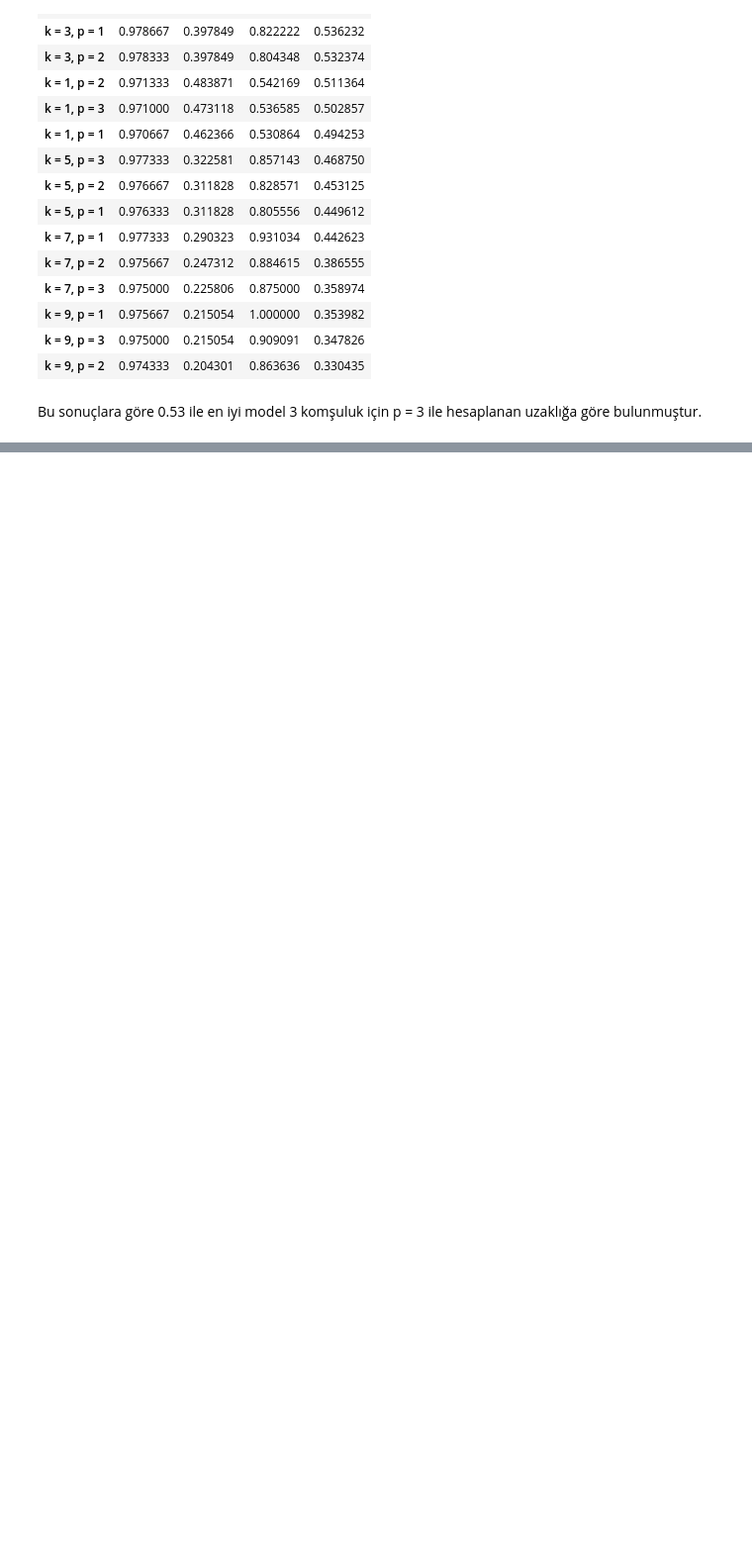
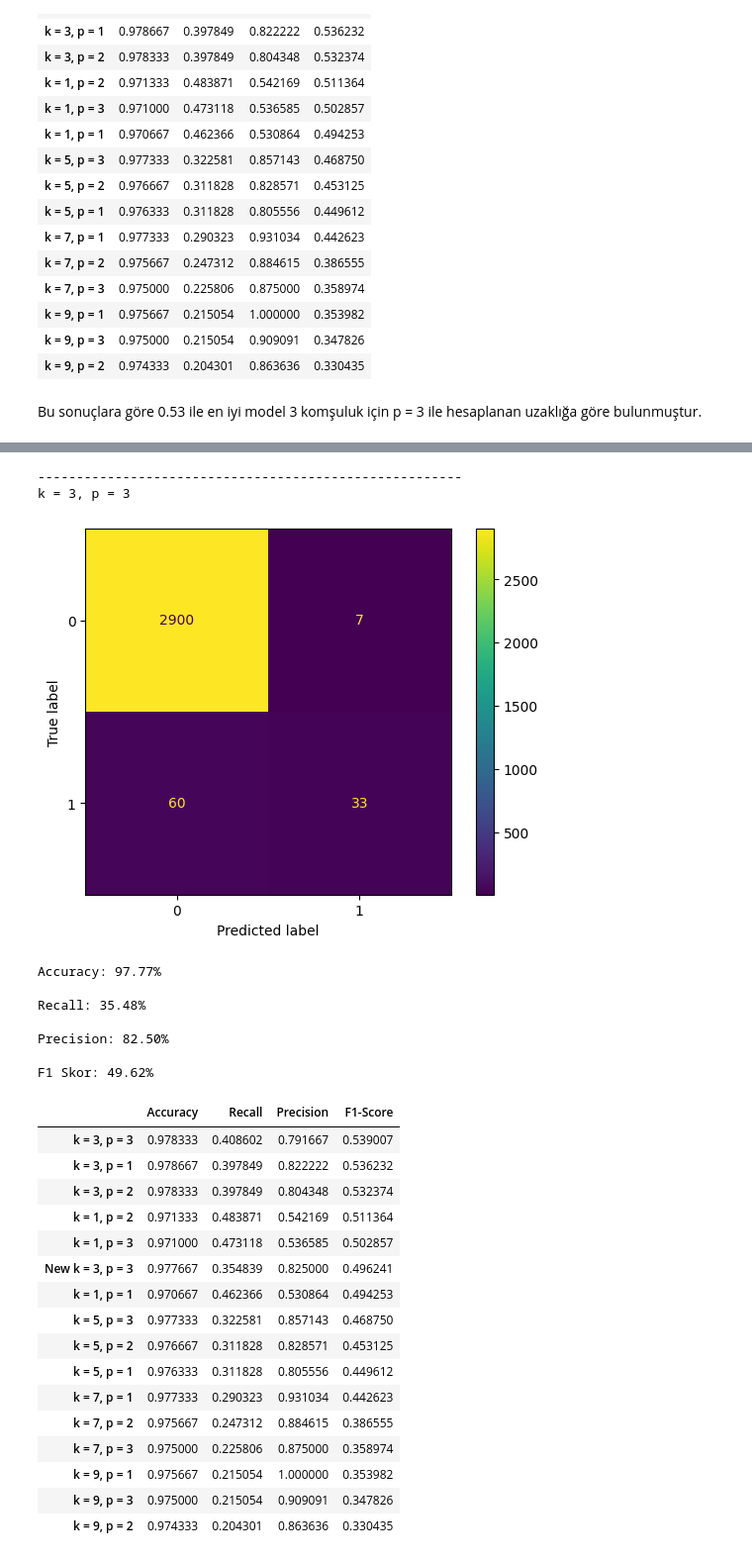
Before and after one commit to sonmez-hakan/master-machine-learning, a Jupyter notebook: assignments/Assignment4/KNN.ipynb, the cells around one changed output, grey strips where cells are left out. Shown at 99% size. Drawn from its saved outputs; the diff is of its cells as text; code cells hidden in the pictures; blank space fills up the shorter version.

Commit message:
assignment4

```diff
--- a/assignments/Assignment4/KNN.ipynb
+++ b/assignments/Assignment4/KNN.ipynb
@@ -15,6 +15,6 @@ from sklearn.neighbors import KNeighborsClassifier
 from sklearn.model_selection import train_test_split
 from sklearn.metrics import accuracy_score, f1_score, precision_score, recall_score, confusion_matrix, ConfusionMatrixDisplay
 # %%
-path = '/content/drive/MyDrive/Colab Notebooks/MachineLearning/Assignment4/Dataset/ai4i2020.csv'
+path = 'Dataset/ai4i2020.csv'
 dataset = pd.read_csv(path)
 # %% [markdown]
@@ -274,8 +274,7 @@ n_neighbors = [1,3,5,7,9]
 p_numbers = [1,2,3]
 model_performance = pd.DataFrame(columns=['Accuracy','Recall','Precision','F1-Score'])
 # %%
-for n_neighbor in n_neighbors:
-  for p_number in p_numbers:
+def run_model(X_train, y_train, X_test, y_test, n_neighbor, p_number, prefix=""):
     model = KNeighborsClassifier(n_neighbors=n_neighbor, p=p_number)
     model.fit(X_train, y_train)
     y_test_pred = model.predict(X_test)
@@ -286,7 +285,7 @@ for n_neighbor in n_neighbors:
     f1 = f1_score(y_test, y_test_pred)
     title = "k = " + str(n_neighbor) + ", p = " + str(p_number)
 
-    model_performance.loc[title] = [acc, rec, prec, f1]
+    model_performance.loc[prefix + title] = [acc, rec, prec, f1]
 
     print()
     print("-------------------------------------------------------")
@@ -391,0 +397,6 @@ Bu sonuçlara göre 0.53 ile en iyi model 3 komşuluk için p = 3 ile hesaplanan
+# %%
+dataset['Power'] = dataset['Rotational speed'] * dataset['Torque']
+dataset['Power wear'] = dataset['Power'] * dataset['Tool wear']
+dataset['Temperature difference'] = dataset['Process temperature'] - dataset['Air temperature']
+dataset['Temperature power'] = dataset['Temperature difference'] / dataset['Power']
+dataset.head()
@@ -391,0 +410,37 @@ Bu sonuçlara göre 0.53 ile en iyi model 3 komşuluk için p = 3 ile hesaplanan
+# %%
+y = dataset['Machine failure']
+X = dataset.drop(['Machine failure'], axis=1)
+X_train, X_test, y_train, y_test = train_test_split(X, y, test_size=0.3, random_state=42)
+sc = MinMaxScaler()
+X_train = sc.fit_transform(X_train)
+X_test = sc.transform(X_test)
+run_model(X_train, y_train, X_test, y_test, 3, 3, prefix="New ")
+model_performance.sort_values("F1-Score", ascending=False)
+# %% [output]
+-------------------------------------------------------
+k = 3, p = 3
+[figure, added]
+Accuracy: 97.77%
+
+Recall: 35.48%
+
+Precision: 82.50%
+
+F1 Skor: 49.62%
+|  | Accuracy | Recall | Precision | F1-Score |
+| k = 3, p = 3 | 0.978333 | 0.408602 | 0.791667 | 0.539007 |
+| k = 3, p = 1 | 0.978667 | 0.397849 | 0.822222 | 0.536232 |
+| k = 3, p = 2 | 0.978333 | 0.397849 | 0.804348 | 0.532374 |
+| k = 1, p = 2 | 0.971333 | 0.483871 | 0.542169 | 0.511364 |
+| k = 1, p = 3 | 0.971000 | 0.473118 | 0.536585 | 0.502857 |
+| New k = 3, p = 3 | 0.977667 | 0.354839 | 0.825000 | 0.496241 |
+| k = 1, p = 1 | 0.970667 | 0.462366 | 0.530864 | 0.494253 |
+| k = 5, p = 3 | 0.977333 | 0.322581 | 0.857143 | 0.468750 |
+| k = 5, p = 2 | 0.976667 | 0.311828 | 0.828571 | 0.453125 |
+| k = 5, p = 1 | 0.976333 | 0.311828 | 0.805556 | 0.449612 |
+| k = 7, p = 1 | 0.977333 | 0.290323 | 0.931034 | 0.442623 |
+| k = 7, p = 2 | 0.975667 | 0.247312 | 0.884615 | 0.386555 |
+| k = 7, p = 3 | 0.975000 | 0.225806 | 0.875000 | 0.358974 |
+| k = 9, p = 1 | 0.975667 | 0.215054 | 1.000000 | 0.353982 |
+| k = 9, p = 3 | 0.975000 | 0.215054 | 0.909091 | 0.347826 |
+| k = 9, p = 2 | 0.974333 | 0.204301 | 0.863636 | 0.330435 |
```
Also changed, not shown: parts of 8 cells of this notebook.
